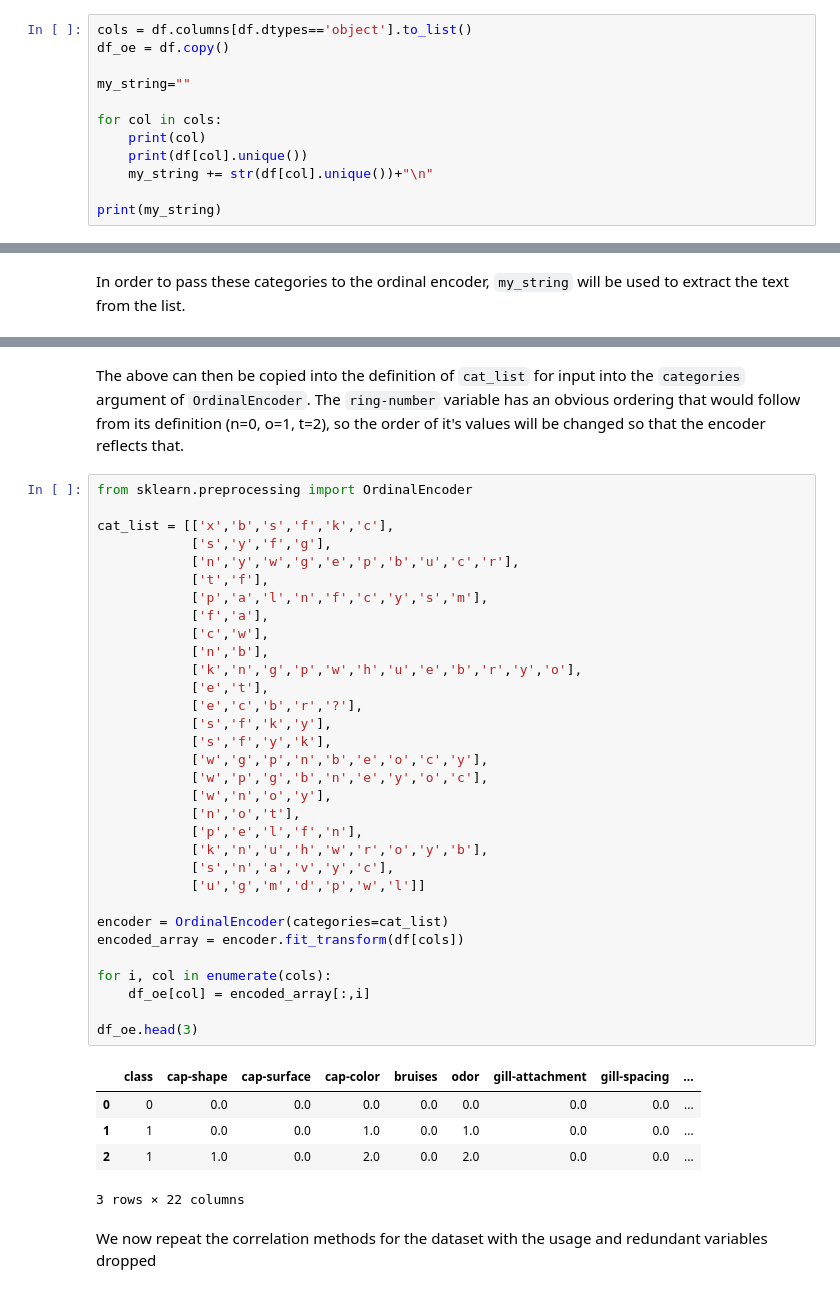
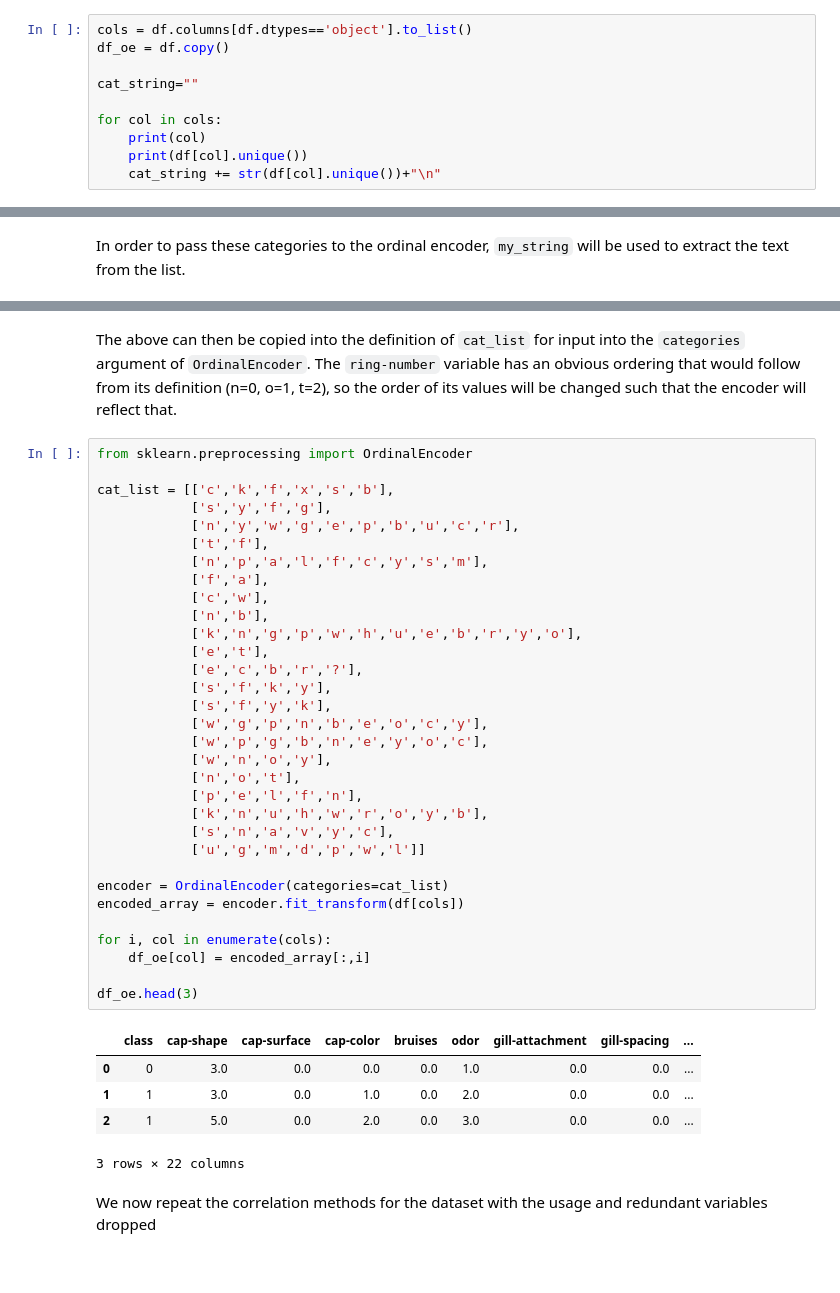
Before and after one commit to ocassidydev/creditcard-churn, a Jupyter notebook: jupyter_notebooks/02 - Mushroom Edibility Study.ipynb, the cells around one changed output, grey strips where cells are left out. Saved outputs shown, nothing was run; the diff lists cells and outputs as text.

```diff
--- a/jupyter_notebooks/02 - Mushroom Edibility Study.ipynb
+++ b/jupyter_notebooks/02 - Mushroom Edibility Study.ipynb
@@ -91,14 +91,12 @@ Can use `OrdinalEncoder` to transform categorical variables into integer values,
 cols = df.columns[df.dtypes=='object'].to_list()
 df_oe = df.copy()
 
-my_string=""
+cat_string=""
 
 for col in cols:
     print(col)
     print(df[col].unique())
-    my_string += str(df[col].unique())+"\n"
-
-print(my_string)
+    cat_string += str(df[col].unique())+"\n"
 # %% [output]
 cap-shape
 ['x' 'b' 's' 'f' 'k' 'c']
@@ -140,44 +138,44 @@ print(str(my_string.split('\n')[:-1]).replace('"', '').replace("' ", "',").repla
  ['s','n','a','v','y','c'],
  ['u','g','m','d','p','w','l']]
 # %% [markdown]
-The above can then be copied into the definition of `cat_list` for input into the `categories` argument of `OrdinalEncoder`. The `ring-number` variable has an obvious ordering that would follow from its definition (n=0, o=1, t=2), so the order of it's values will be changed so that the encoder reflects that.
+The above can then be copied into the definition of `cat_list` for input into the `categories` argument of `OrdinalEncoder`. The `ring-number` variable has an obvious ordering that would follow from its definition (n=0, o=1, t=2), so the order of its values will be changed such that the encoder will reflect that.
 # %%
 from sklearn.preprocessing import OrdinalEncoder
 
-cat_list = [['x','b','s','f','k','c'],
+cat_list = [['c','k','f','x','s','b'],
             ['s','y','f','g'],
             ['n','y','w','g','e','p','b','u','c','r'],
             ['t','f'],
-            ['p','a','l','n','f','c','y','s','m'],
+            ['n','p','a','l','f','c','y','s','m'],
             ['f','a'],
             ['c','w'],
             ['n','b'],
             ['k','n','g','p','w','h','u','e','b','r','y','o'],
             ['e','t'],
             ['e','c','b','r','?'],
             ['s','f','k','y'],
             ['s','f','y','k'],
             ['w','g','p','n','b','e','o','c','y'],
             ['w','p','g','b','n','e','y','o','c'],
             ['w','n','o','y'],
             ['n','o','t'],
             ['p','e','l','f','n'],
             ['k','n','u','h','w','r','o','y','b'],
             ['s','n','a','v','y','c'],
             ['u','g','m','d','p','w','l']]
 
 encoder = OrdinalEncoder(categories=cat_list)
 encoded_array = encoder.fit_transform(df[cols])
 
 for i, col in enumerate(cols):
     df_oe[col] = encoded_array[:,i]
 
 df_oe.head(3)
 # %% [output]
 |  | class | cap-shape | cap-surface | cap-color | bruises | odor | gill-attachment | gill-spacing | ... |
-| 0 | 0 | 0.0 | 0.0 | 0.0 | 0.0 | 0.0 | 0.0 | 0.0 | ... |
-| 1 | 1 | 0.0 | 0.0 | 1.0 | 0.0 | 1.0 | 0.0 | 0.0 | ... |
-| 2 | 1 | 1.0 | 0.0 | 2.0 | 0.0 | 2.0 | 0.0 | 0.0 | ... |
+| 0 | 0 | 3.0 | 0.0 | 0.0 | 0.0 | 1.0 | 0.0 | 0.0 | ... |
+| 1 | 1 | 3.0 | 0.0 | 1.0 | 0.0 | 2.0 | 0.0 | 0.0 | ... |
+| 2 | 1 | 5.0 | 0.0 | 2.0 | 0.0 | 3.0 | 0.0 | 0.0 | ... |
 3 rows × 22 columns
 # %% [markdown]
 We now repeat the correlation methods for the dataset with the usage and redundant variables dropped
```
Also changed, not shown: parts of 12 cells of this notebook.
